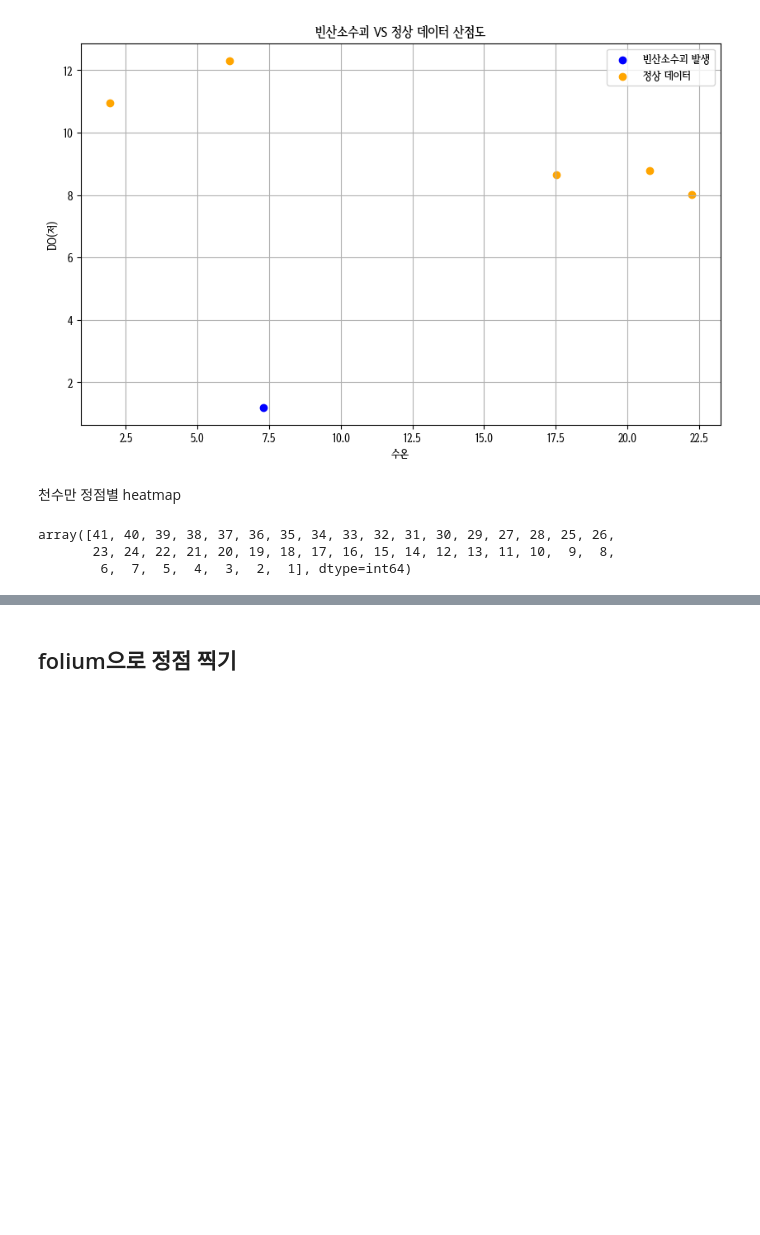
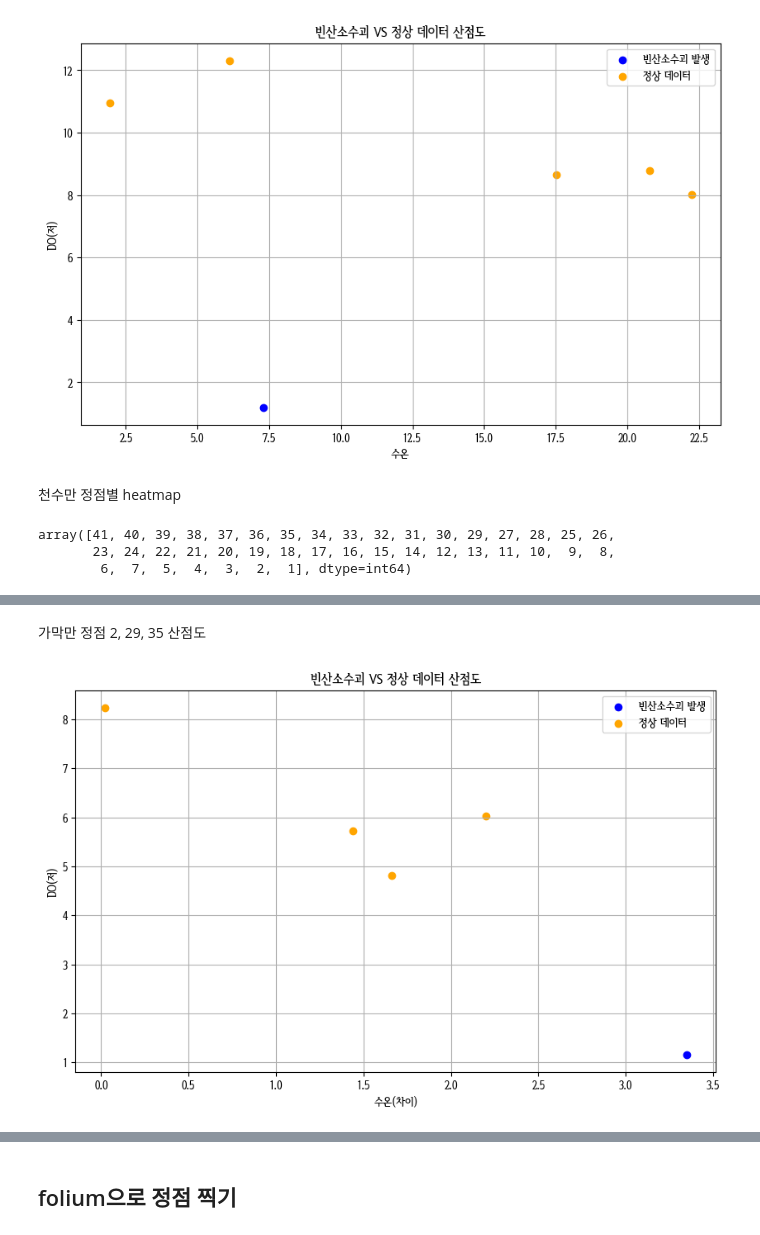
Before and after one commit to Hanhojjung/---_-----, a Jupyter notebook: knn(저)결측값제거.ipynb, the cells around one changed output, grey strips where cells are left out. Saved outputs shown, nothing was run; the diff lists cells and outputs as text; code cells hidden in the pictures; blank space fills up the shorter version.

```diff
--- a/knn(저)결측값제거.ipynb
+++ b/knn(저)결측값제거.ipynb
@@ -380,0 +385,2 @@ array([41, 40, 39, 38, 37, 36, 35, 34, 33, 32, 31, 30, 29, 27, 28, 25, 26,
+# %%
+df가막만2 = df가막만[df가막만['정점2']==2]
@@ -380,0 +391,2 @@ array([41, 40, 39, 38, 37, 36, 35, 34, 33, 32, 31, 30, 29, 27, 28, 25, 26,
+# %%
+df가막만2유 = df가막만2[df가막만2['DO(저)']<=3]
@@ -380,0 +397,2 @@ array([41, 40, 39, 38, 37, 36, 35, 34, 33, 32, 31, 30, 29, 27, 28, 25, 26,
+# %%
+df가막만2무 = df가막만2[df가막만2['DO(저)']>3]
@@ -380,0 +421,14 @@ array([41, 40, 39, 38, 37, 36, 35, 34, 33, 32, 31, 30, 29, 27, 28, 25, 26,
+# %% [markdown]
+가막만 정점 2, 29, 35 산점도
+# %%
+plt.figure(figsize=(10, 6))
+plt.scatter(df가막만2유['수온(차이)'], df가막만2유['DO(저)'], color='blue', label='빈산소수괴 발생')
+plt.scatter(df가막만2무['수온(차이)'], df가막만2무['DO(저)'], color='orange', label='정상 데이터')
+plt.xlabel('수온(차이)')
+plt.ylabel('DO(저)')
+plt.title('빈산소수괴 VS 정상 데이터 산점도')
+plt.legend()
+plt.grid(True)
+plt.show()
+# %% [output]
+[figure, added]
```
Also changed, not shown: parts of 16 cells of this notebook.
